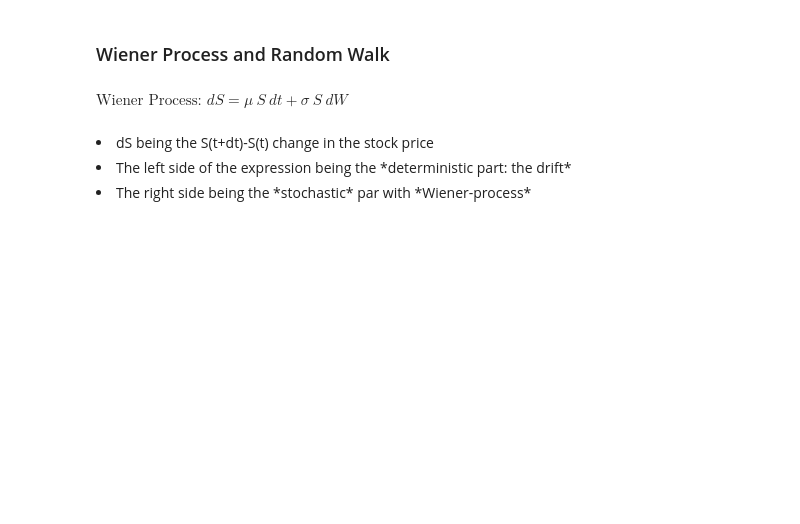
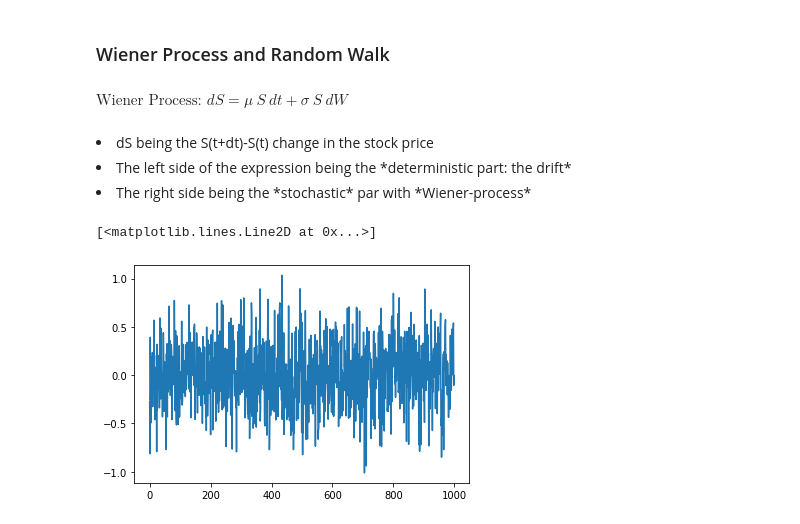
Before and after one commit to alexnesov/CQF-and-Mathematics, a Jupyter notebook: Financial_maths_basics/Random behavior in finance.ipynb, the cells around one changed output. Saved outputs shown, nothing was run; the diff lists cells and outputs as text; code cells hidden in the pictures; blank space fills up the shorter version.

```diff
--- a/Financial_maths_basics/Random behavior in finance.ipynb
+++ b/Financial_maths_basics/Random behavior in finance.ipynb
@@ -39,6 +42,11 @@ def plot_process(t, W):
     plt.ylabel('Wiener-process W(t)')
     plt.title('Wiener-process')
     plt.show()
+# %%
+plt.plot(normal_distribution_vector)
+# %% [output]
+[<matplotlib.lines.Line2D at 0x...>]
+[figure, added]
 # %%
 time, data = wiener_process()
 plot_process(time, data)
```
Also changed, not shown: parts of 4 cells of this notebook.
